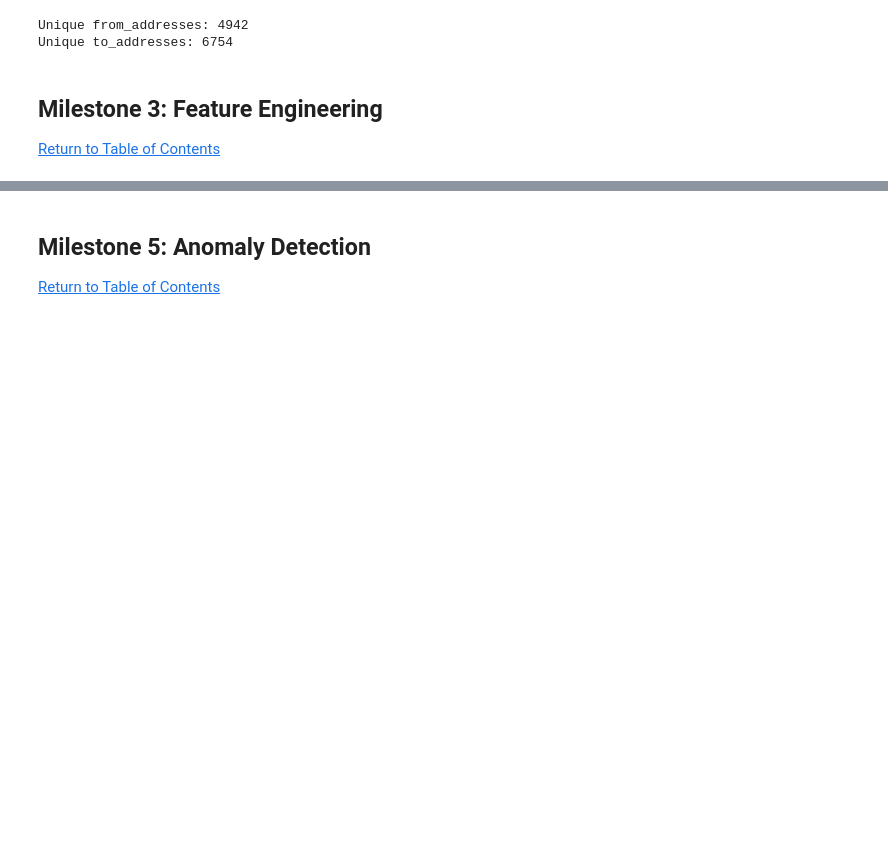
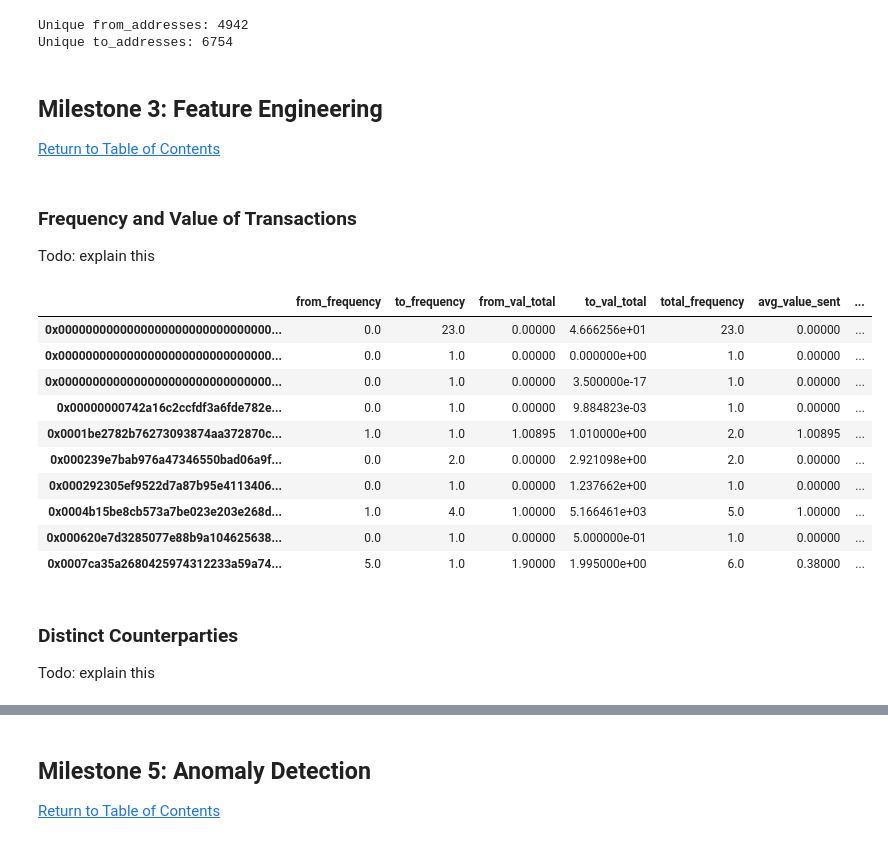
Before and after one commit to DataBuffs/detecting-ethereum-fraud, a Jupyter notebook: main.ipynb, the cells around one changed output, grey strips where cells are left out. Cells and saved outputs as stored; diff of their text form; code cells hidden in the pictures; blank space fills up the shorter version.

```diff
--- a/main.ipynb
+++ b/main.ipynb
@@ -426,0 +424,46 @@ Unique to_addresses: 6754
+# %% [markdown]
+### Frequency and Value of Transactions
+Todo: explain this
+# %%
+# Create new features based on frequency and value of transactions
+from_frequency = df['from_address'].value_counts()
+to_frequency = df['to_address'].value_counts()
+
+# Create new features based on total value of transactions
+from_val_total = df.groupby('from_address')['value_ether'].sum()
+to_val_total = df.groupby('to_address')['value_ether'].sum()
+
+# Create new dataframe with frequency and value features
+transaction_freq = pd.DataFrame({
+    'from_frequency': from_frequency,
+    'to_frequency': to_frequency,
+    'from_val_total': from_val_total,
+    'to_val_total': to_val_total
+}).fillna(0)
+
+# Create new feature for total frequency of transactions
+transaction_freq['total_frequency'] = transaction_freq['from_frequency'] + transaction_freq['to_frequency']
+transaction_freq['avg_value_sent'] = (transaction_freq['from_val_total'] / transaction_freq['from_frequency']).fillna(0)
+transaction_freq['avg_value_received'] = (transaction_freq['to_val_total'] / transaction_freq['to_frequency']).fillna(0)
+
+# Print the resulting dataframe
+transaction_freq.head(10)
+
+# TODO: This is an interesting finding regarding the top 3 transactions with in regards
+# to their value, number of transactions, and frequency of transactions.
+
+# TODO: why is from_value_total and to_value_total in different formats?
+
+# TODO: also incorporate gas and other features that may be useful
+# %% [output]
+|  | from_frequency | to_frequency | from_val_total | to_val_total | total_frequency | avg_value_sent | ... |
+| 0x0000000000000000000000000000000... | 0.0 | 23.0 | 0.00000 | 4.666256e+01 | 23.0 | 0.00000 | ... |
+| 0x0000000000000000000000000000000... | 0.0 | 1.0 | 0.00000 | 0.000000e+00 | 1.0 | 0.00000 | ... |
+| 0x0000000000000000000000000000000... | 0.0 | 1.0 | 0.00000 | 3.500000e-17 | 1.0 | 0.00000 | ... |
+| 0x00000000742a16c2ccfdf3a6fde782e... | 0.0 | 1.0 | 0.00000 | 9.884823e-03 | 1.0 | 0.00000 | ... |
+| 0x0001be2782b76273093874aa372870c... | 1.0 | 1.0 | 1.00895 | 1.010000e+00 | 2.0 | 1.00895 | ... |
+| 0x000239e7bab976a47346550bad06a9f... | 0.0 | 2.0 | 0.00000 | 2.921098e+00 | 2.0 | 0.00000 | ... |
+| 0x000292305ef9522d7a87b95e4113406... | 0.0 | 1.0 | 0.00000 | 1.237662e+00 | 1.0 | 0.00000 | ... |
+| 0x0004b15be8cb573a7be023e203e268d... | 1.0 | 4.0 | 1.00000 | 5.166461e+03 | 5.0 | 1.00000 | ... |
+| 0x000620e7d3285077e88b9a104625638... | 0.0 | 1.0 | 0.00000 | 5.000000e-01 | 1.0 | 0.00000 | ... |
+| 0x0007ca35a2680425974312233a59a74... | 5.0 | 1.0 | 1.90000 | 1.995000e+00 | 6.0 | 0.38000 | ... |
@@ -426,0 +473,4 @@ Unique to_addresses: 6754
+# %% [markdown]
+### Distinct Counterparties
+
+Todo: explain this
```
Also changed, not shown: parts of 17 cells of this notebook.
